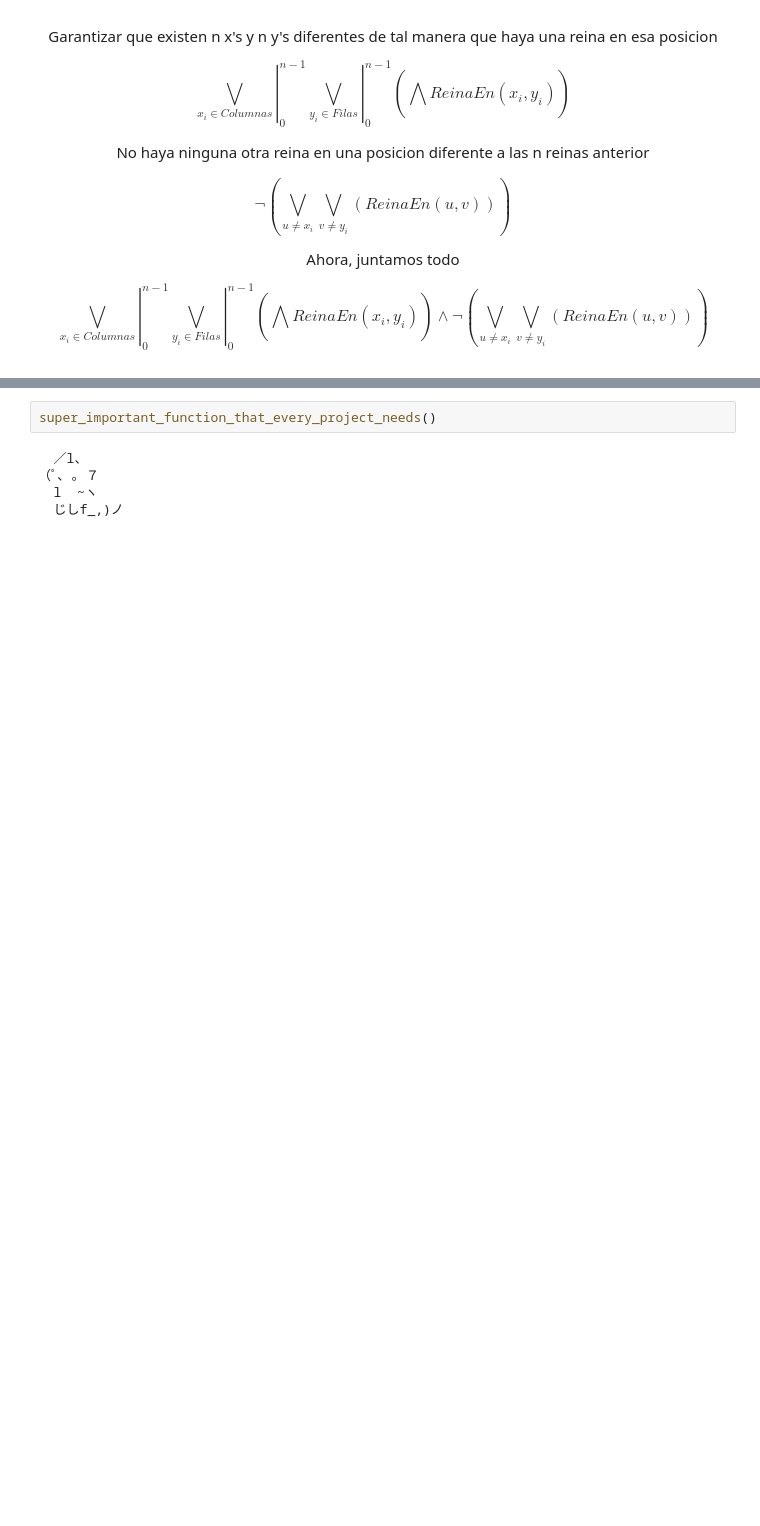
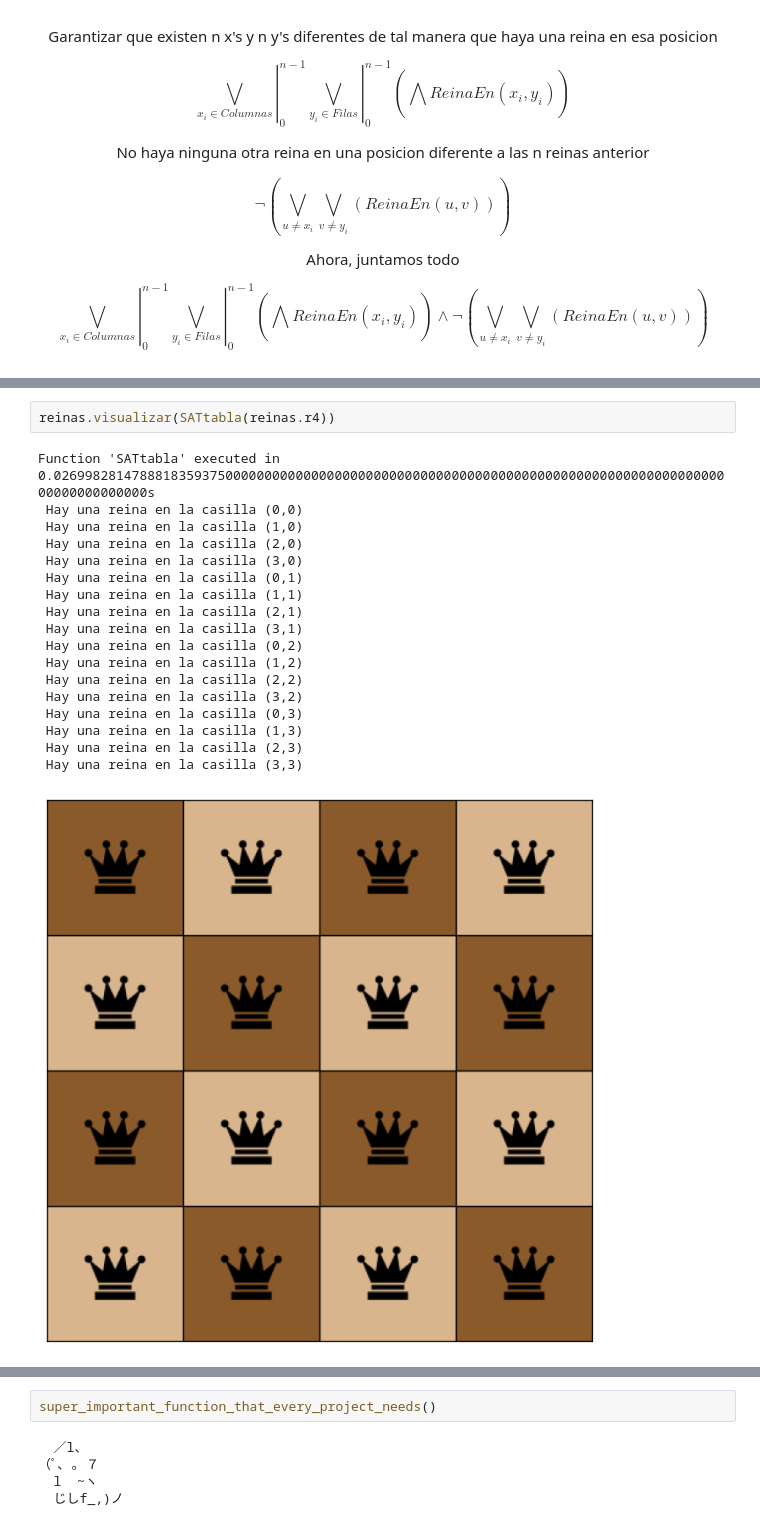
Before and after one commit to matwate/LogicaCC, a Jupyter notebook: G07.ipynb, the cells around one changed output, grey strips where cells are left out. Saved outputs shown, nothing was run; the diff lists cells and outputs as text; blank space fills up the shorter version.

```diff
--- a/G07.ipynb
+++ b/G07.ipynb
@@ -280,0 +317,21 @@ visualizar_formula(reinas.reglas[3], ReinaEn)
+# %%
+reinas.visualizar(SATtabla(reinas.r4))
+# %% [output]
+Function 'SATtabla' executed in 0.0269982814788818359375000000000000000000000000000000000000000000000000000000000000000000000000000000s
+ Hay una reina en la casilla (0,0)
+ Hay una reina en la casilla (1,0)
+ Hay una reina en la casilla (2,0)
+ Hay una reina en la casilla (3,0)
+ Hay una reina en la casilla (0,1)
+ Hay una reina en la casilla (1,1)
+ Hay una reina en la casilla (2,1)
+ Hay una reina en la casilla (3,1)
+ Hay una reina en la casilla (0,2)
+ Hay una reina en la casilla (1,2)
+ Hay una reina en la casilla (2,2)
+ Hay una reina en la casilla (3,2)
+ Hay una reina en la casilla (0,3)
+ Hay una reina en la casilla (1,3)
+ Hay una reina en la casilla (2,3)
+ Hay una reina en la casilla (3,3)
+[figure, added]
```
Also changed, not shown: parts of 12 cells of this notebook, 3 other files.
